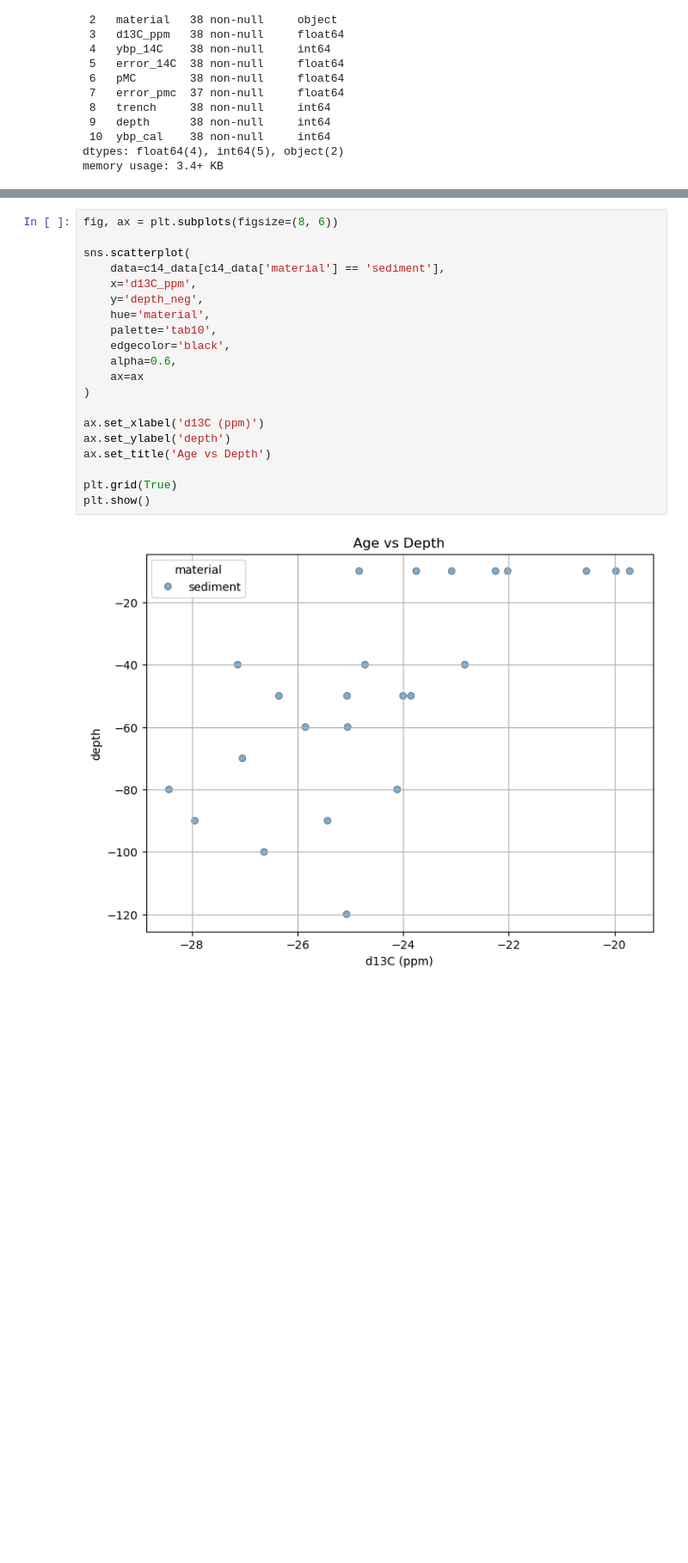
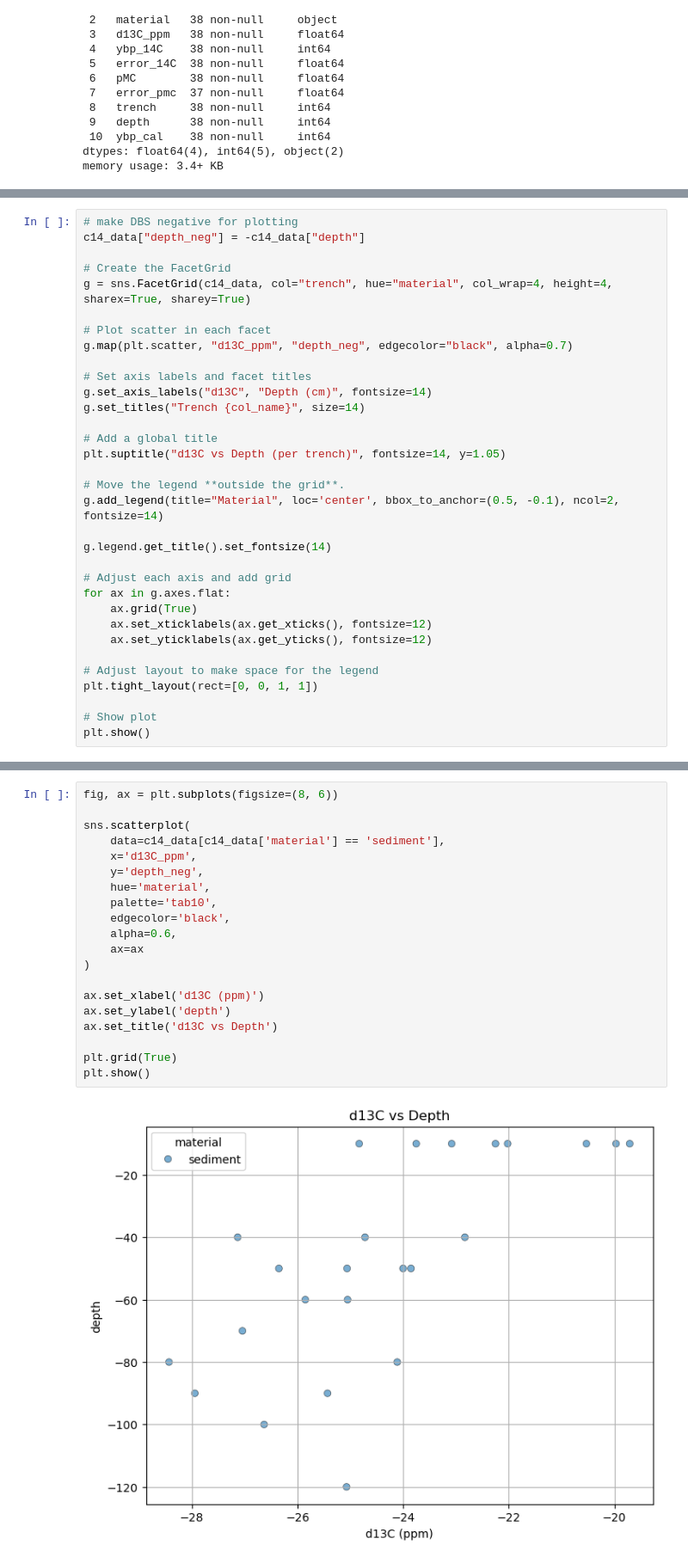
Before and after one commit to wccarleton/kkpp24, a Jupyter notebook: Src/kohker_pp24.ipynb, the cells around one changed output, grey strips where cells are left out. Shown at 86% size. Saved outputs shown, nothing was run; the diff lists cells and outputs as text; blank space fills up the shorter version.

```diff
--- a/Src/kohker_pp24.ipynb
+++ b/Src/kohker_pp24.ipynb
@@ -424,3 +430,36 @@ plt.grid(True)
 plt.show()
 # %% [output]
 [figure]
+# %%
+# make DBS negative for plotting
+c14_data["depth_neg"] = -c14_data["depth"]
+
+# Create the FacetGrid
+g = sns.FacetGrid(c14_data, col="trench", hue="material", col_wrap=4, height=4, sharex=True, sharey=True)
+
+# Plot scatter in each facet
+g.map(plt.scatter, "d13C_ppm", "depth_neg", edgecolor="black", alpha=0.7)
+
+# Set axis labels and facet titles
+g.set_axis_labels("d13C", "Depth (cm)", fontsize=14)
+g.set_titles("Trench {col_name}", size=14)
+
+# Add a global title
+plt.suptitle("d13C vs Depth (per trench)", fontsize=14, y=1.05)
+
+# Move the legend **outside the grid**.
+g.add_legend(title="Material", loc='center', bbox_to_anchor=(0.5, -0.1), ncol=2, fontsize=14)
+
+g.legend.get_title().set_fontsize(14)
+
+# Adjust each axis and add grid
+for ax in g.axes.flat:
+    ax.grid(True)
+    ax.set_xticklabels(ax.get_xticks(), fontsize=12)
+    ax.set_yticklabels(ax.get_yticks(), fontsize=12)
+
+# Adjust layout to make space for the legend
+plt.tight_layout(rect=[0, 0, 1, 1])
+
+# Show plot
+plt.show()
@@ -427,25 +468,25 @@ plt.show()
 # %%
 fig, ax = plt.subplots(figsize=(8, 6))
 
 sns.scatterplot(
     data=c14_data[c14_data['material'] == 'sediment'],
     x='d13C_ppm',
     y='depth_neg',
     hue='material',
     palette='tab10',
     edgecolor='black',
     alpha=0.6,
     ax=ax
 )
 
 ax.set_xlabel('d13C (ppm)')
 ax.set_ylabel('depth')
-ax.set_title('Age vs Depth')
+ax.set_title('d13C vs Depth')
 
 plt.grid(True)
 plt.show()
 # %% [output]
-[figure, old version]
+[figure, new version]
 # %%
 # Filter c14_data for charcoal dates
 charcoal_data = c14_data[c14_data['material'] == 'charcoal']
```
Also changed, not shown: parts of 18 cells of this notebook, 18 other files.
